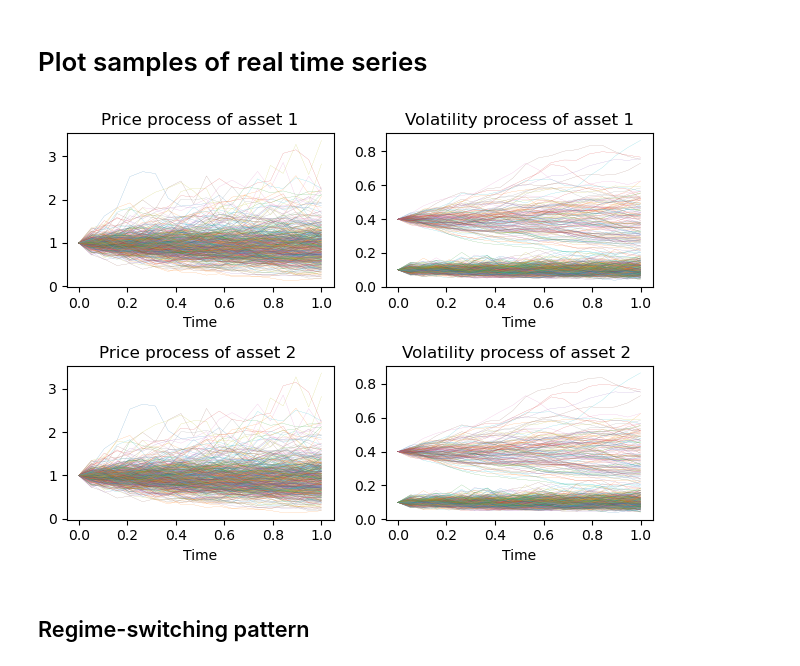
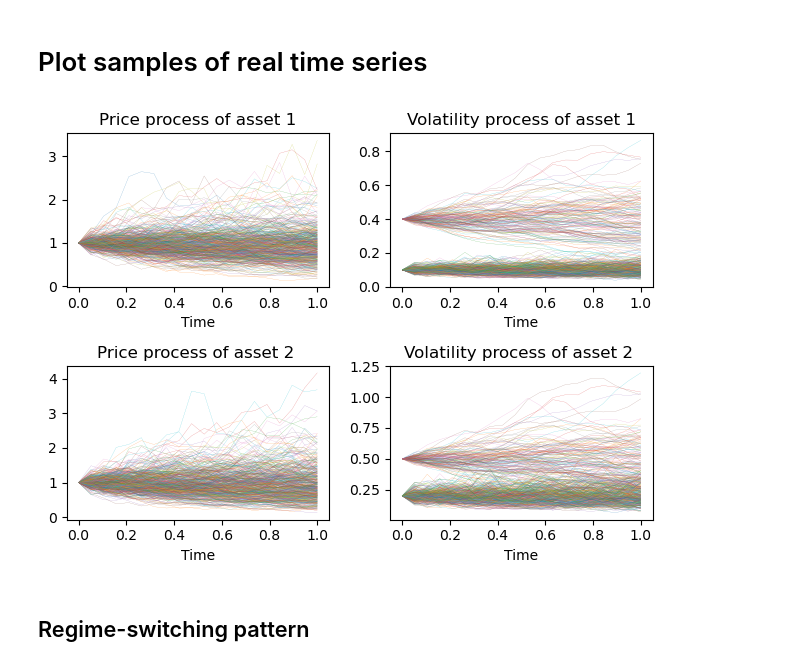
Before and after one commit to tjj0502/hackathon_starting_kit, a Jupyter notebook: example_pipeline.ipynb, the cells around one changed output. Drawn from its saved outputs; the diff is of its cells as text; code cells hidden in the pictures.

Commit message:
Bugfix, plot

```diff
--- a/example_pipeline.ipynb
+++ b/example_pipeline.ipynb
@@ -47,35 +47,35 @@ tensor([[0.4000, 0.4139, 0.4040, 0.4107, 0.3902, 0.3755, 0.3846, 0.3800, 0.3792,
 # %%
 N = 500
 fig, axs = plt.subplots(2, 2)
 y_label = ['price_asset_1', 'volatility_asset_1', 'price_asset_2', 'volatility_asset_2']
 time = np.linspace(0, 1, 20)
 for i in range(N):
     axs[0,0].plot(time, data[i,:,0], linewidth = 0.1)
 # plt.legend()
 axs[0,0].set_title("Price process of asset 1")
 axs[0,0].set_xlabel("Time")
 #plt.show()
 for i in range(N):
     axs[0, 1].plot(time, data[i,:,1], linewidth = 0.1)
 # plt.legend()
 axs[0, 1].set_title("Volatility process of asset 1")
 axs[0, 1].set_xlabel("Time")
 
 for i in range(N):
-    axs[1,0].plot(time, data[i,:,0], linewidth = 0.1)
+    axs[1,0].plot(time, data[i,:,2], linewidth = 0.1)
 # plt.legend()
 axs[1,0].set_title("Price process of asset 2 ")
 axs[1,0].set_xlabel("Time")
 
 for i in range(N):
-    axs[1,1].plot(time, data[i,:,1], linewidth = 0.1)
+    axs[1,1].plot(time, data[i,:,3], linewidth = 0.1)
 #
 axs[1,1].set_title("Volatility process of asset 2 ")
 axs[1,1].set_xlabel("Time")
 plt.tight_layout()
 plt.show()
 # %% [output]
-[figure, old version]
+[figure, new version]
 # %% [markdown]
 ## Regime-switching pattern
 # %%
```
